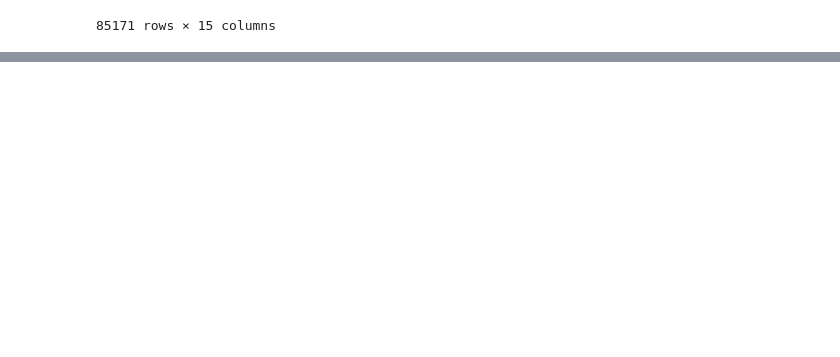
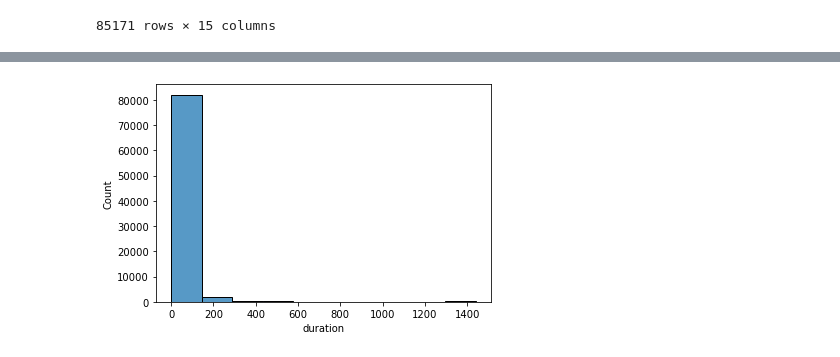
Before and after one commit to MohammadrezaMirzaei/BikeshareAnalysis, a Jupyter notebook: BikeshareAnalysis.ipynb, the cells around one changed output, grey strips where cells are left out. Cells and saved outputs as stored; diff of their text form; code cells hidden in the pictures; blank space fills up the shorter version.

```diff
--- a/BikeshareAnalysis.ipynb
+++ b/BikeshareAnalysis.ipynb
@@ -260,5 +70,6 @@ df
 df.start_time = pd.to_datetime(df.start_time, format='%m/%d/%Y %H:%M')
 df['month'] = df.start_time.apply(lambda x: x.month)
 df['week'] = df.start_time.apply(lambda x: x.week)
+df['weekday'] = df.start_time.apply(lambda x: x.strftime('%A'))
 df['day'] = df.start_time.apply(lambda x: x.day)
 df['hour'] = df.start_time.apply(lambda x: x.hour)
@@ -315,3 +142,10 @@ HeatMapWithTime(df_hour_list, radius=25, gradient={0.2: 'blue', 0.4: 'lime', 0.6
 base_map
 # %% [output]
 [interactive output not drawn]
+# %%
+from matplotlib import pyplot as plt
+import seaborn as sns
+# fig, ax = plt.subplots(figsize=(16, 15), dpi=100)
+p = sns.histplot(df, x="duration", bins=10)
+# %% [output]
+[figure, added]
```
Also changed, not shown: parts of 23 cells of this notebook.
